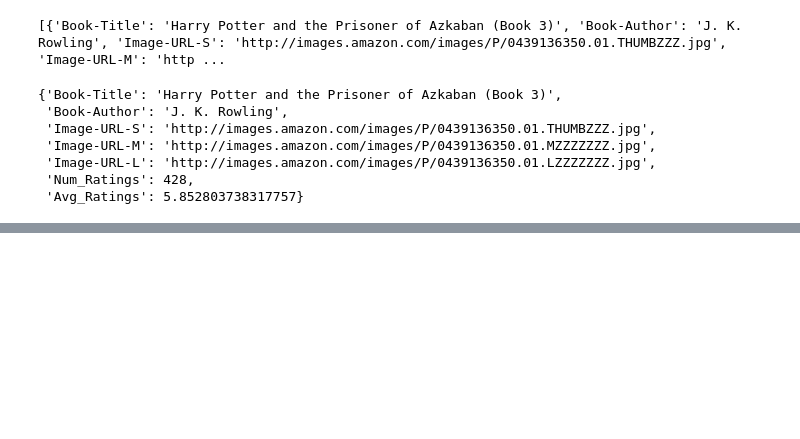
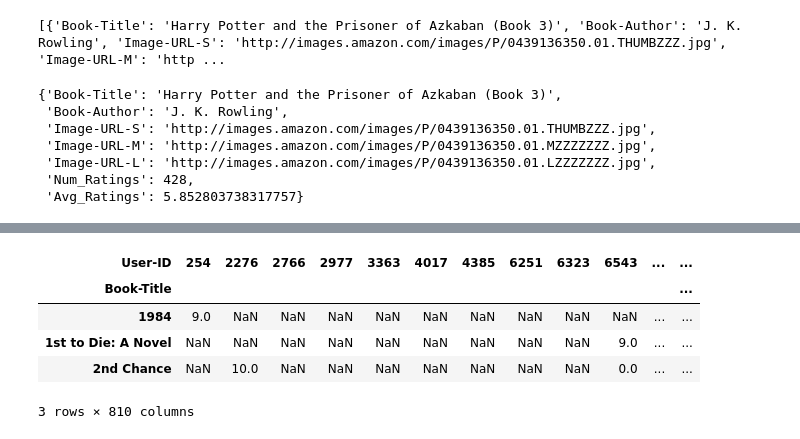
Before and after one commit to hmtalha786/Book-Recommendation-System, a Jupyter notebook: Recommender_Model.ipynb, the cells around one changed output, grey strips where cells are left out. Drawn from its saved outputs; the diff is of its cells as text; code cells hidden in the pictures; blank space fills up the shorter version.

```diff
--- a/Recommender_Model.ipynb
+++ b/Recommender_Model.ipynb
@@ -192,0 +199,8 @@ popular_df_dict[0]
+# %%
+# Extract those users who have rated more than 200 books
+
+x = ratings_with_name.groupby('User-ID').count()['Book-Rating'] > 200
+
+padhe_likhe_users = x[x].index
+
+padhe_likhe_users
@@ -192,0 +214,6 @@ popular_df_dict[0]
+# %%
+# Filtering the desired users from the main dataframe
+
+filtered_rating = ratings_with_name[ratings_with_name['User-ID'].isin(padhe_likhe_users)]
+
+filtered_rating.head()
@@ -192,0 +260,13 @@ popular_df_dict[0]
+# %%
+# Creating Pivot Table
+
+pt = final_ratings.pivot_table(index='Book-Title',columns='User-ID',values='Book-Rating')
+
+pt.head(3)
+# %% [output]
+| User-ID | 254 | 2276 | 2766 | 2977 | 3363 | 4017 | 4385 | 6251 | 6323 | 6543 | ... | ... |
+| Book-Title |  |  |  |  |  |  |  |  |  |  |  | ... |
+| 1984 | 9.0 | NaN | NaN | NaN | NaN | NaN | NaN | NaN | NaN | NaN | ... | ... |
+| 1st to Die: A Novel | NaN | NaN | NaN | NaN | NaN | NaN | NaN | NaN | NaN | 9.0 | ... | ... |
+| 2nd Chance | NaN | 10.0 | NaN | NaN | NaN | NaN | NaN | NaN | NaN | 0.0 | ... | ... |
+3 rows × 810 columns
```
Also changed, not shown: parts of 20 cells of this notebook, 2 other files.
